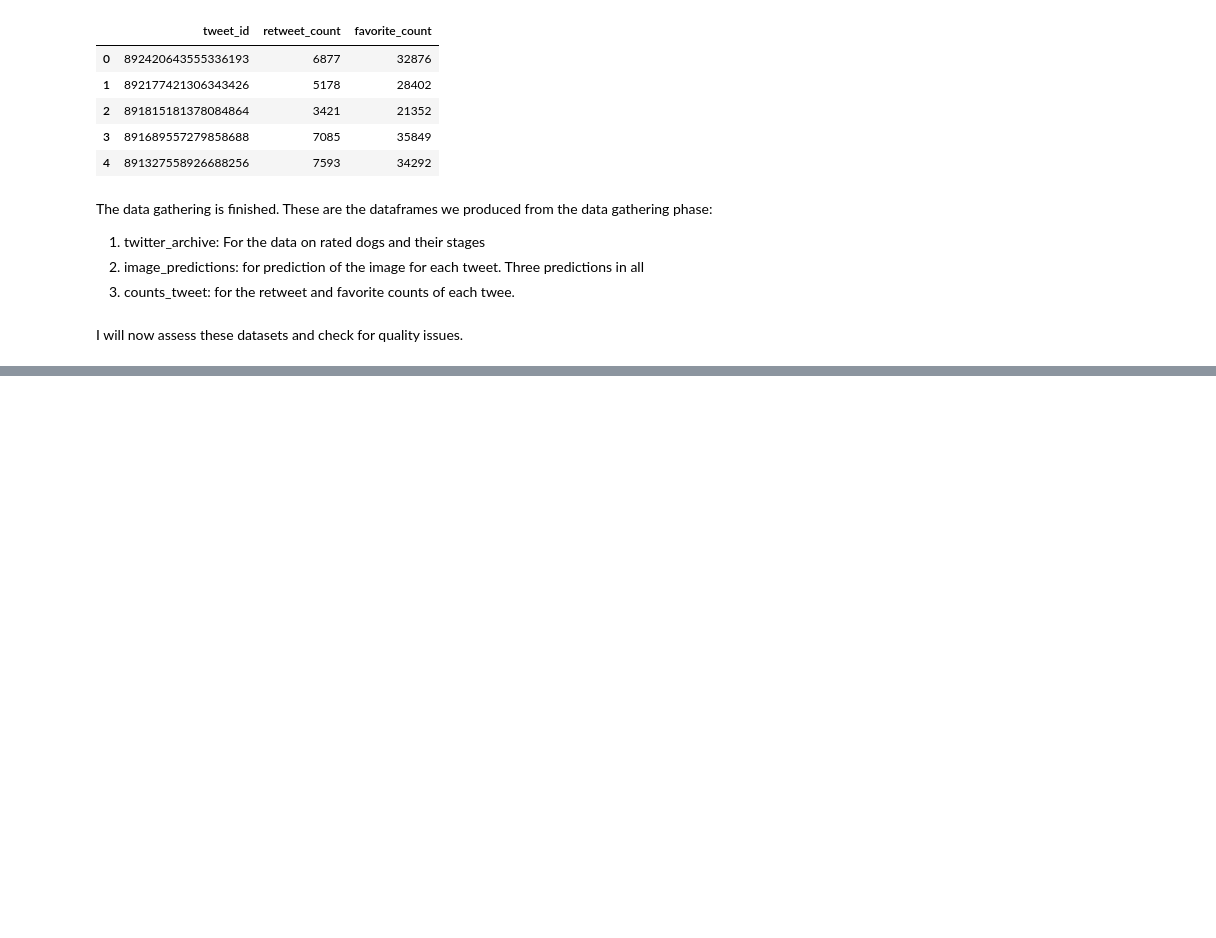
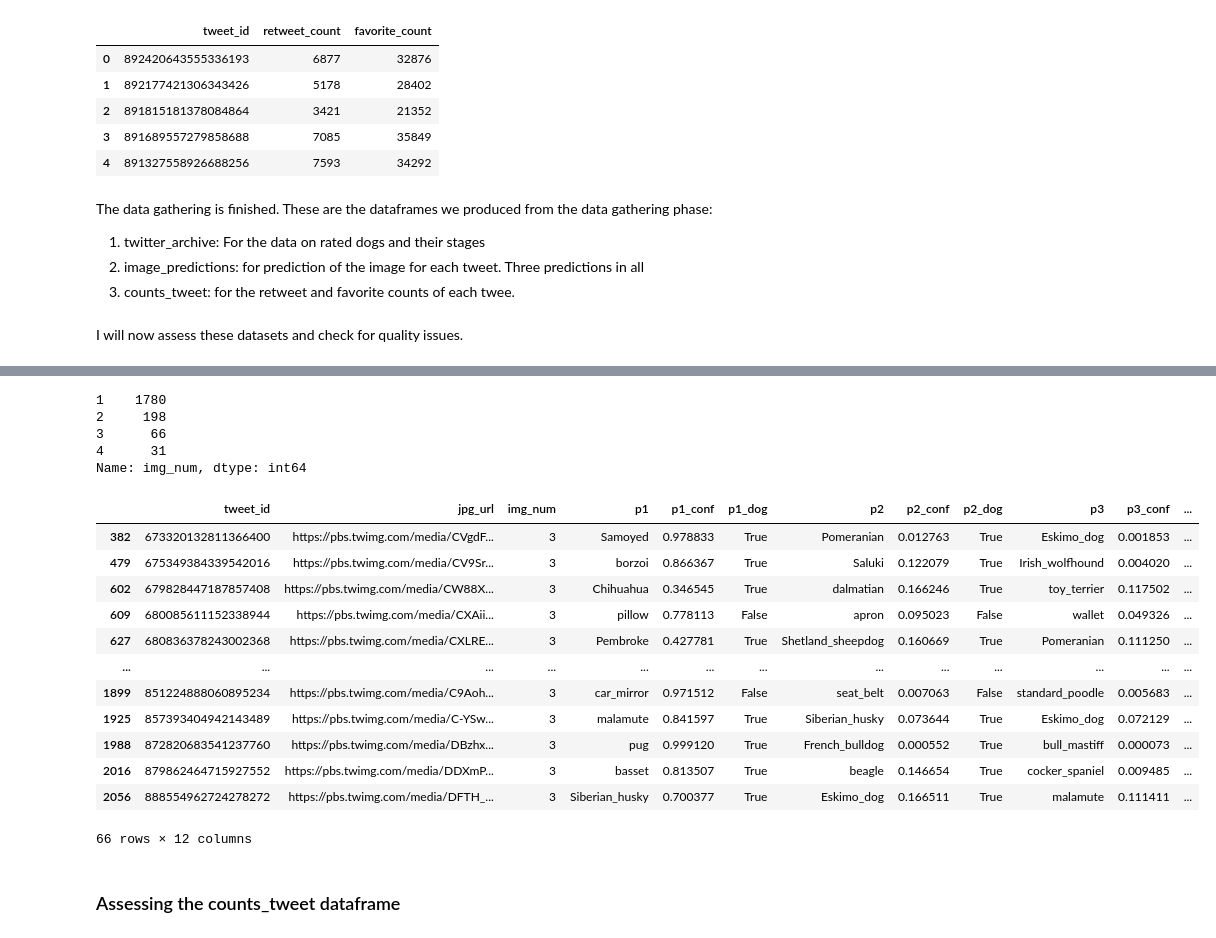
Before and after one commit to Emekadavid/weratedogs_twitter_archive, a Jupyter notebook: notebook.ipynb, the cells around one changed output, grey strips where cells are left out. Cells and saved outputs as stored; diff of their text form; code cells hidden in the pictures; blank space fills up the shorter version.

```diff
--- a/notebook.ipynb
+++ b/notebook.ipynb
@@ -166,0 +258,27 @@ I will now assess these datasets and check for quality issues.
+# %%
+image_predictions['img_num'].value_counts()
+# %% [output]
+1    1780
+2     198
+3      66
+4      31
+Name: img_num, dtype: int64
+# %%
+# checking a specific prediction. This time when img_num is 3
+image_predictions[image_predictions["img_num"] == 3]
+# %% [output]
+|  | tweet_id | jpg_url | img_num | p1 | p1_conf | p1_dog | p2 | p2_conf | p2_dog | p3 | p3_conf | ... |
+| 382 | 673320132811366400 | https://pbs.twimg.com/media/CVgdF... | 3 | Samoyed | 0.978833 | True | Pomeranian | 0.012763 | True | Eskimo_dog | 0.001853 | ... |
+| 479 | 675349384339542016 | https://pbs.twimg.com/media/CV9Sr... | 3 | borzoi | 0.866367 | True | Saluki | 0.122079 | True | Irish_wolfhound | 0.004020 | ... |
+| 602 | 679828447187857408 | https://pbs.twimg.com/media/CW88X... | 3 | Chihuahua | 0.346545 | True | dalmatian | 0.166246 | True | toy_terrier | 0.117502 | ... |
+| 609 | 680085611152338944 | https://pbs.twimg.com/media/CXAii... | 3 | pillow | 0.778113 | False | apron | 0.095023 | False | wallet | 0.049326 | ... |
+| 627 | 680836378243002368 | https://pbs.twimg.com/media/CXLRE... | 3 | Pembroke | 0.427781 | True | Shetland_sheepdog | 0.160669 | True | Pomeranian | 0.111250 | ... |
+| ... | ... | ... | ... | ... | ... | ... | ... | ... | ... | ... | ... | ... |
+| 1899 | 851224888060895234 | https://pbs.twimg.com/media/C9Aoh... | 3 | car_mirror | 0.971512 | False | seat_belt | 0.007063 | False | standard_poodle | 0.005683 | ... |
+| 1925 | 857393404942143489 | https://pbs.twimg.com/media/C-YSw... | 3 | malamute | 0.841597 | True | Siberian_husky | 0.073644 | True | Eskimo_dog | 0.072129 | ... |
+| 1988 | 872820683541237760 | https://pbs.twimg.com/media/DBzhx... | 3 | pug | 0.999120 | True | French_bulldog | 0.000552 | True | bull_mastiff | 0.000073 | ... |
+| 2016 | 879862464715927552 | https://pbs.twimg.com/media/DDXmP... | 3 | basset | 0.813507 | True | beagle | 0.146654 | True | cocker_spaniel | 0.009485 | ... |
+| 2056 | 888554962724278272 | https://pbs.twimg.com/media/DFTH_... | 3 | Siberian_husky | 0.700377 | True | Eskimo_dog | 0.166511 | True | malamute | 0.111411 | ... |
+66 rows × 12 columns
+# %% [markdown]
+### Assessing the counts_tweet dataframe
```
Also changed, not shown: parts of 14 cells of this notebook, 1 other file.
